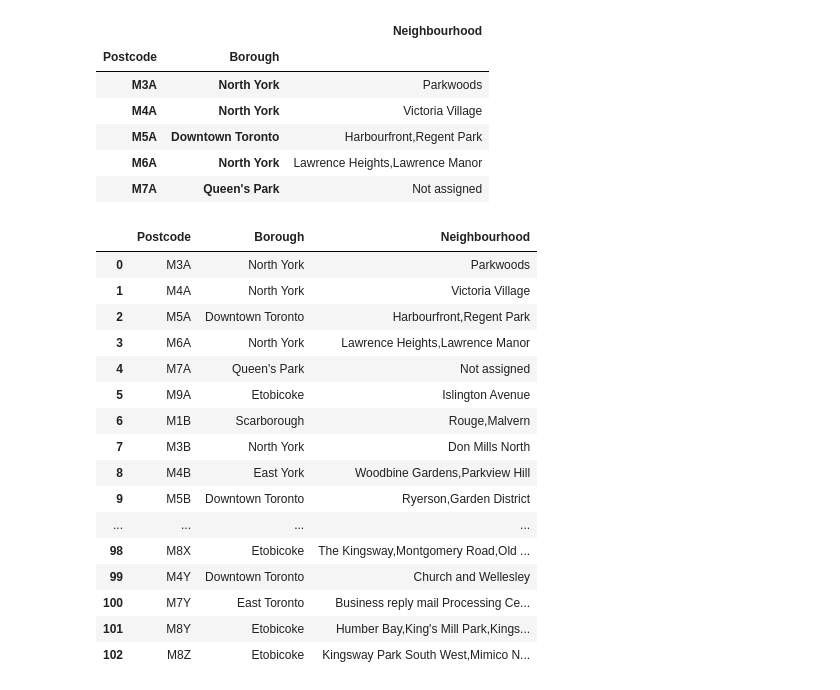
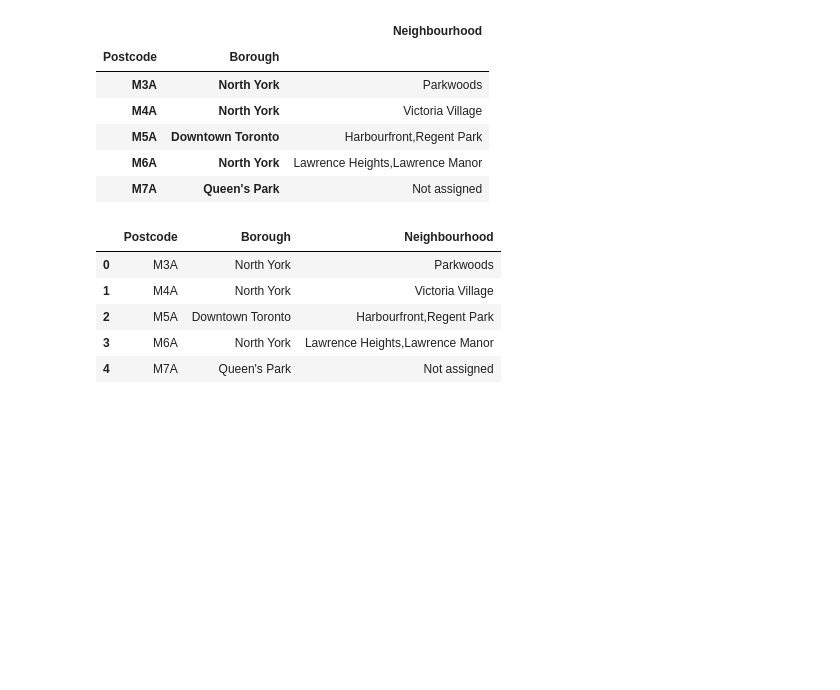
Before and after one commit to pitamganai/Capstone_project, a Jupyter notebook: Caostone_Project_Week3.ipynb, the cells around one changed output. Drawn from its saved outputs; the diff is of its cells as text; code cells hidden in the pictures; blank space fills up the shorter version.

```diff
--- a/Caostone_Project_Week3.ipynb
+++ b/Caostone_Project_Week3.ipynb
@@ -115,22 +116,11 @@ neighbour.head()
 # %%
 neighbour.reset_index(inplace=True) #
 # %%
-neighbour
+neighbour.head()
 # %% [output]
 |  | Postcode | Borough | Neighbourhood |
 | 0 | M3A | North York | Parkwoods |
 | 1 | M4A | North York | Victoria Village |
 | 2 | M5A | Downtown Toronto | Harbourfront,Regent Park |
 | 3 | M6A | North York | Lawrence Heights,Lawrence Manor |
 | 4 | M7A | Queen's Park | Not assigned |
-| 5 | M9A | Etobicoke | Islington Avenue |
-| 6 | M1B | Scarborough | Rouge,Malvern |
-| 7 | M3B | North York | Don Mills North |
-| 8 | M4B | East York | Woodbine Gardens,Parkview Hill |
-| 9 | M5B | Downtown Toronto | Ryerson,Garden District |
-| ... | ... | ... | ... |
-| 98 | M8X | Etobicoke | The Kingsway,Montgomery Road,Old ... |
-| 99 | M4Y | Downtown Toronto | Church and Wellesley |
-| 100 | M7Y | East Toronto | Business reply mail Processing Ce... |
-| 101 | M8Y | Etobicoke | Humber Bay,King's Mill Park,Kings... |
-| 102 | M8Z | Etobicoke | Kingsway Park South West,Mimico N... |
```
Also changed, not shown: parts of 10 cells of this notebook.
